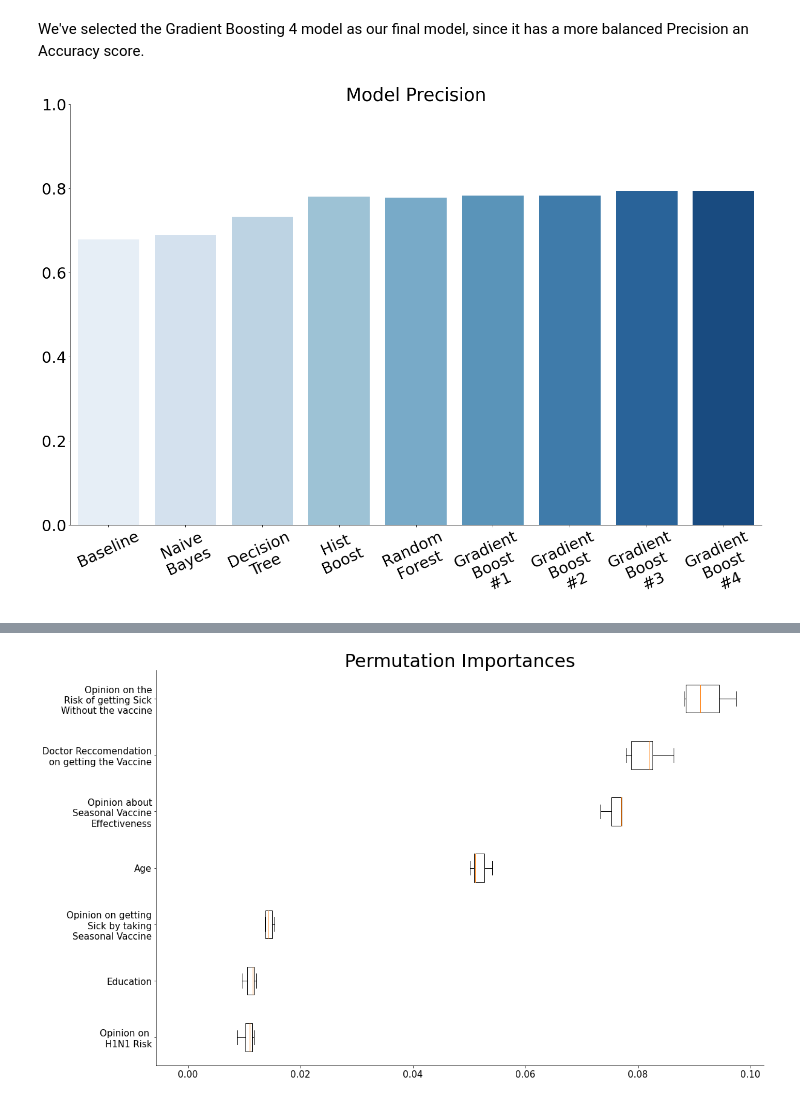
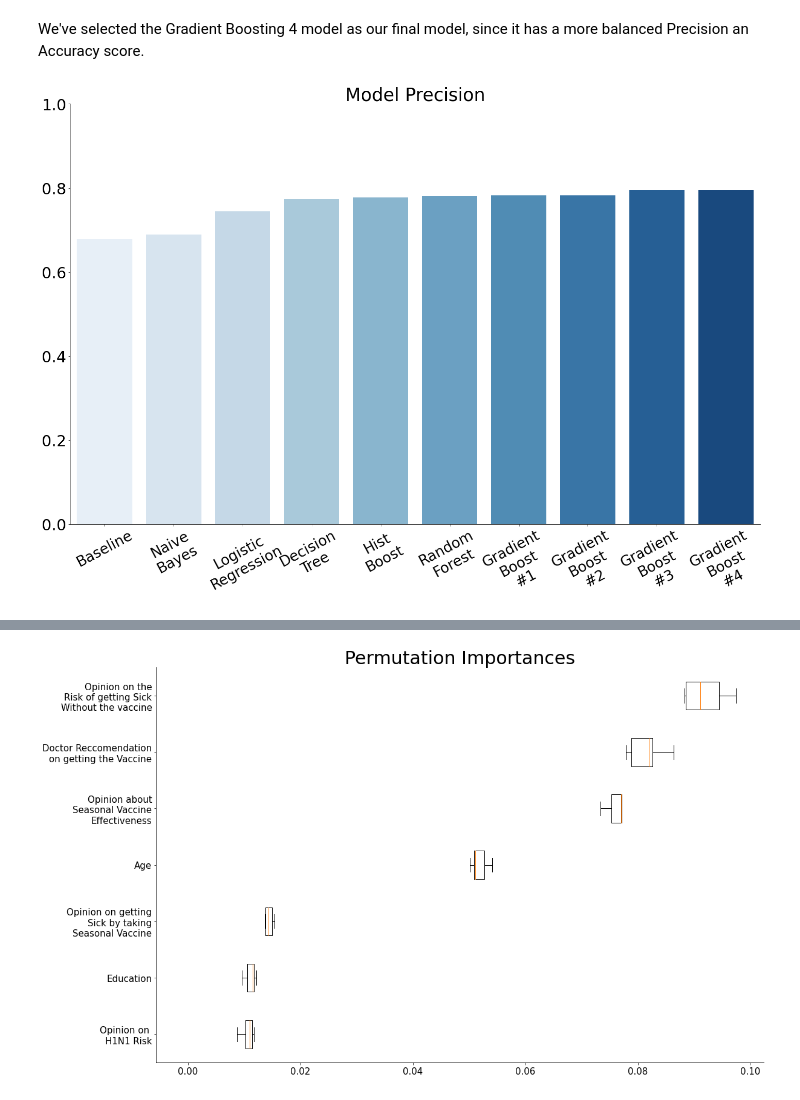
Before and after one commit to moscatena/Seasonal-Flu-Vaccine-Prediction, a Jupyter notebook: final_notebook.ipynb, the cells around one changed output, grey strips where cells are left out. Cells and saved outputs as stored; diff of their text form; code cells hidden in the pictures.

```diff
--- a/final_notebook.ipynb
+++ b/final_notebook.ipynb
@@ -941,22 +990,22 @@ accuracy_v_tuned = [v for v in accuracy_dict_tuned.values()]
 # %%
 precision_v_tuned = [v for v in precision_dict_tuned.values()]
 # %%
-precision = [precision_dict['Baseline'], precision_v_tuned[0], precision_v_tuned[1], precision_v_tuned[9], precision_v_tuned[2], precision_v_tuned[3], precision_v_tuned[4], precision_v_tuned[6], precision_v_tuned[7]]
-names = ['Baseline', 'Naive\nBayes', 'Decision\nTree', 'Hist\nBoost', 'Random\nForest', 'Gradient\nBoost\n#1', 'Gradient\nBoost\n#2', 'Gradient\nBoost\n#3', 'Gradient\nBoost\n#4']
+precision = [precision_dict['Baseline'], precision_v_tuned[0], precision_v_tuned[1], precision_v_tuned[2], precision_v_tuned[9], precision_v_tuned[3], precision_v_tuned[4], precision_v_tuned[5], precision_v_tuned[7], precision_v_tuned[8]]
+names = ['Baseline', 'Naive\nBayes', 'Logistic\nRegression', 'Decision\nTree', 'Hist\nBoost', 'Random\nForest', 'Gradient\nBoost\n#1', 'Gradient\nBoost\n#2', 'Gradient\nBoost\n#3', 'Gradient\nBoost\n#4']
 # accuracy = [accuracy_v_tuned[0], accuracy_v_tuned[1], accuracy_v_tuned[9], accuracy_v_tuned[2], accuracy_v_tuned[3], accuracy_v_tuned[4], accuracy_v_tuned[5], accuracy_v_tuned[6]]#, accuracy_v_tuned[7]]
 
 fig, ax = plt.subplots(figsize=(24, 15))
 x_label = names
 ax = sns.barplot(x_label, precision, palette="Blues")
 # sns.barplot(x_label, accuracy, palette="mako", ax=ax)
-plt.xticks(rotation=25, size=30)
+plt.xticks(rotation=28, size=28)
 plt.yticks(size=30)
 sns.despine()
 ax.set_ylim(bottom=0, top=1)
 ax.set_title('Model Precision', fontsize=35)
 # plt.savefig('Skyler_graph', bbox_inches='tight');
 # %% [output]
-[figure, old version]
+[figure, new version]
 # %%
 # Insert our final model in a pipeline to use it for the Feature Permutation Importance
 pipeline_f_i = Pipeline([('preprocessor', preprocessor),
```
Also changed, not shown: parts of 13 cells of this notebook.
